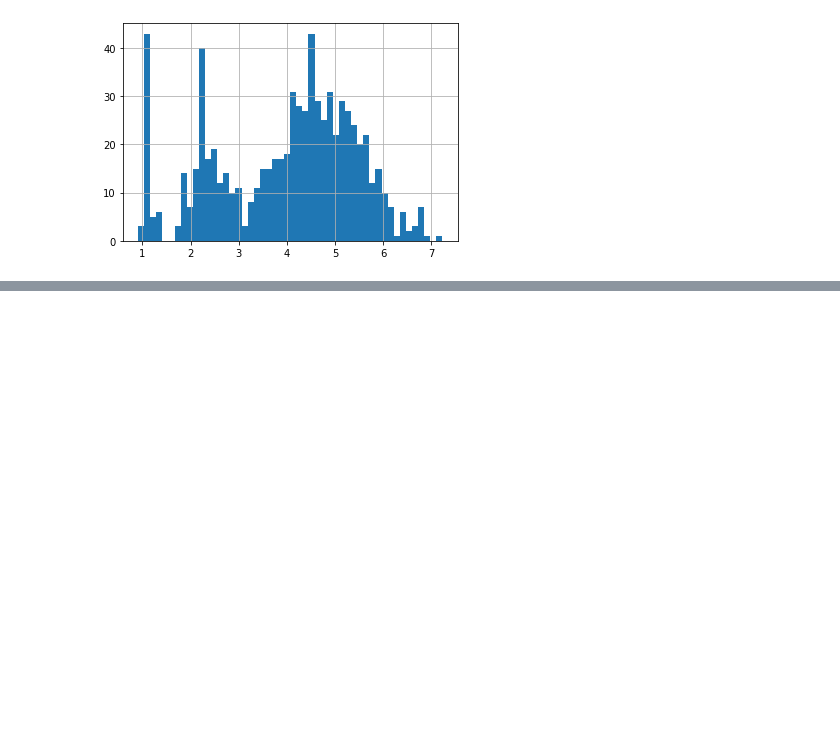
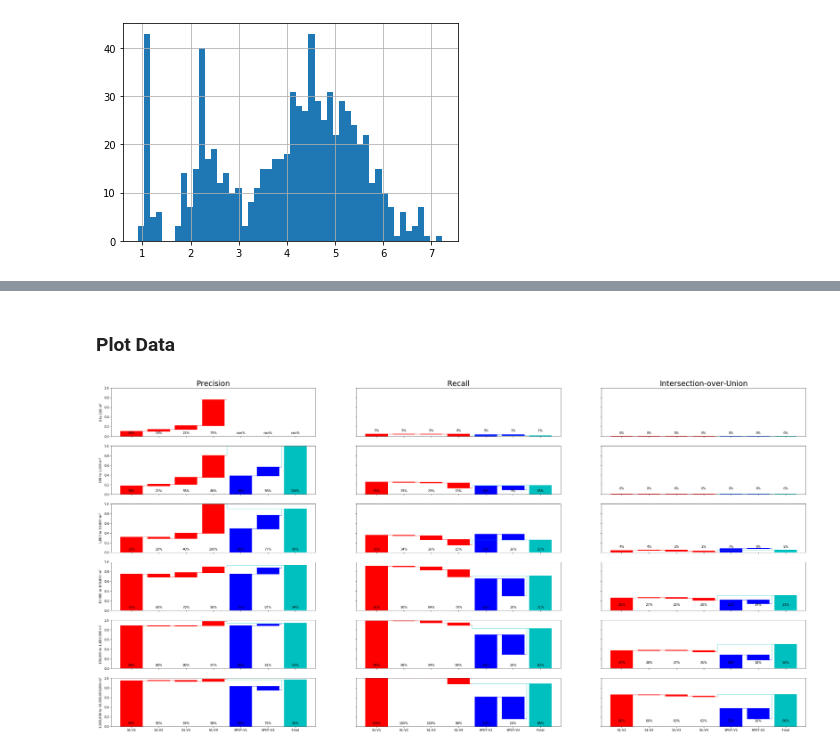
Before and after one commit to Lkruitwagen/solar-pv-global-inventory, a Jupyter notebook: analysis/precision-recall.ipynb, the cells around one changed output, grey strips where cells are left out. Saved outputs shown, nothing was run; the diff lists cells and outputs as text; code cells hidden in the pictures; blank space fills up the shorter version.

Commit message:
precision recall

```diff
--- a/analysis/precision-recall.ipynb
+++ b/analysis/precision-recall.ipynb
@@ -77,0 +94,2 @@ for kk in vector_keys:
+# %%
+area_bins = [0,1e2,1e3,1e4,1e5,1e6,1e10]
@@ -77,0 +161,2 @@ for kk in vector_keys:
+# %%
+crs = CRS("EPSG:4326")
@@ -77,0 +297,5 @@ for kk in vector_keys:
+# %% [markdown]
+### Plot Data
+# %%
+res_dict = pickle.load(open('../data/res_dict.pkl','rb'))
+iou_dict = pickle.load(open('../data/iou_dict.pickle','rb'))
@@ -77,0 +310,56 @@ for kk in vector_keys:
+# %%
+title_dict = {'P':'Precision','R':'Recall','iou_neg':'Intersection-over-Union'}
+# %%
+fig, axs = plt.subplots(len(area_bins)-1,3,figsize=(40,20),sharey=True, sharex=True)
+# plot P
+for ii_a in range(len(area_bins)-1):
+
+    for ii_ax, M in enumerate(['P','R','iou_neg']):
+        full_bars= [res_dict[kk][ii_a][M] for kk in gdfs.keys()]
+
+        bars = [full_bars[0]] + \
+            [(full_bars[ii] - full_bars[ii-1]) for ii in range(1,4)] + \
+            [full_bars[4], full_bars[5]-full_bars[4]] +\
+            [full_bars[6]]
+        bottoms = [0]+\
+                    [full_bars[ii-1] for ii in range(1,4)] +\
+                    [0,full_bars[4],0]
+
+        lines_y = [el for el in full_bars for _ in (0,1)]
+        lines_x = [0] + [el for el in range(1,6) for _ in (0,1)] + [6]
+        segs = [[[lines_x[ii], lines_y[ii]],[lines_x[ii+1],lines_y[ii+1]]] for ii in range(0,12,2)]
+
+        segs[3][1][0]=3.5
+        segs[5][1][0]=5.5
+        segs.append([segs[3][1],[segs[3][1][0],full_bars[6]]])
+        segs.append([[segs[3][1][0],full_bars[6]],[6,full_bars[6]]])
+        segs.append([segs[5][1],[segs[5][1][0],full_bars[6]]])
+
+
+        line_segments = LineCollection(segs, colors=['r']*4 + ['b']*2 + ['c']*3, alpha=0.5)
+        axs[ii_a,ii_ax].add_collection(line_segments)
+
+        colors = ['r']*4 + ['b']*2 + ['c']
+
+
+        axs[ii_a,ii_ax].bar(range(len(gdfs.keys())),bars, bottom=bottoms, edgecolor=colors, linewidth=2,color=colors)
+
+        for ii in range(7):
+            H=0.05
+            if ((M=='R' and ii_a==0) or (M=='iou_neg' and ii_a)):
+                H=.1
+
+            axs[ii_a,ii_ax].text(ii,H,f'{full_bars[ii]:.0%}', horizontalalignment='center')
+
+
+        axs[ii_a,ii_ax].set_xticklabels(['','S1-V1','S1-V2','S1-V3','S1-V4','SPOT-V1','SPOT-V2','Final'])
+
+        if ii_a==0:
+            axs[ii_a,ii_ax].set_title(title_dict[M],fontsize=24)
+            axs[ii_a,ii_ax].set_ylim([0,1])
+
+    axs[ii_a,0].set_ylabel(f'{area_bins[ii_a]:,.0f} to {area_bins[ii_a+1]:,.0f} m$^2$')
+
+fig.savefig('../analysis/P-R-iou.png')
+# %% [output]
+[figure, added]
```
Also changed, not shown: parts of 33 cells of this notebook.
